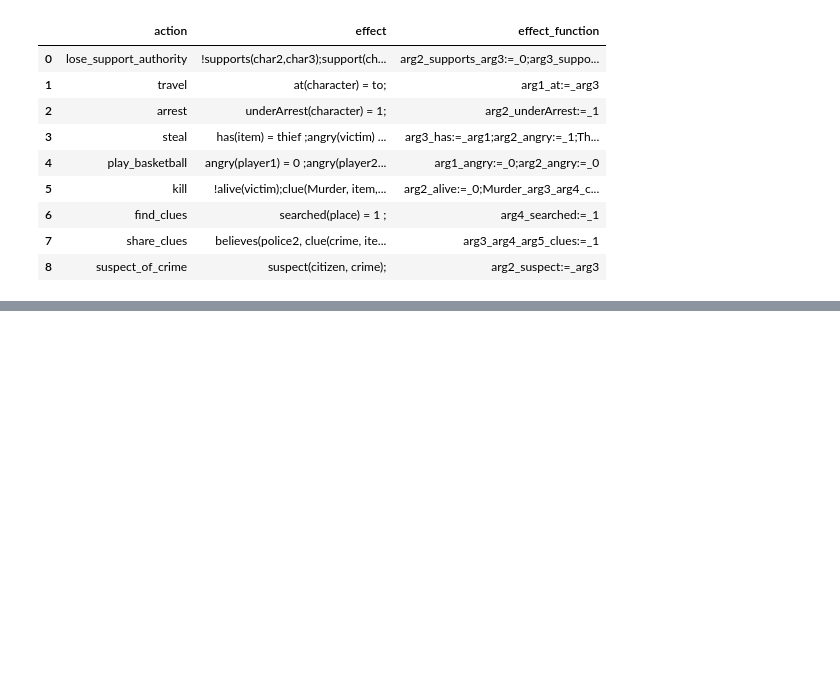
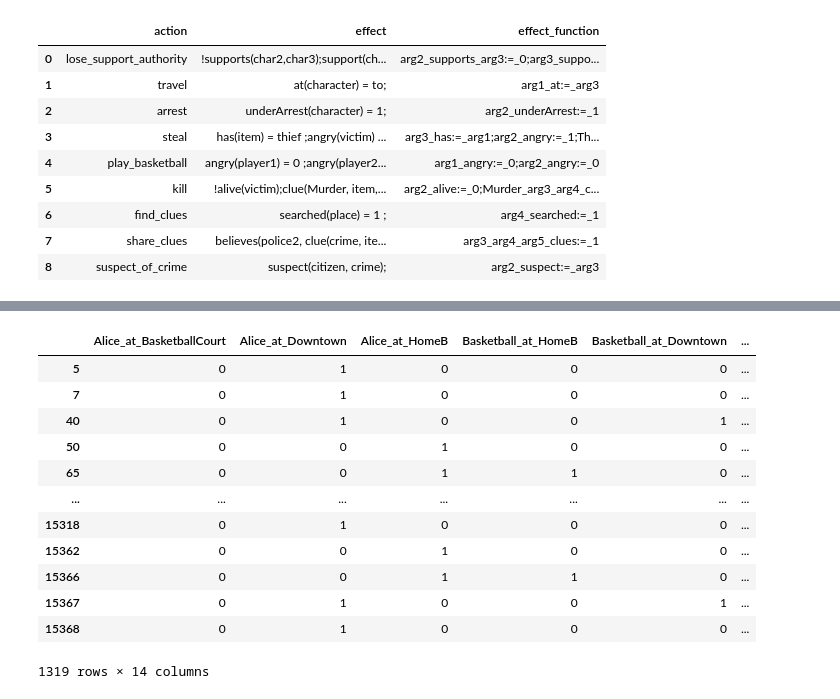
Before and after one commit to KacperBabiak/narrative_system, a Jupyter notebook: prototype/create_triggers.ipynb, the cells around one changed output, grey strips where cells are left out. Cells and saved outputs as stored; diff of their text form; code cells hidden in the pictures; blank space fills up the shorter version.

```diff
--- a/prototype/create_triggers.ipynb
+++ b/prototype/create_triggers.ipynb
@@ -506,0 +660,10 @@ df_state
+# %%
+from mlxtend.preprocessing import TransactionEncoder
+from mlxtend.frequent_patterns import apriori, fpmax, fpgrowth
+df_test = df
+df_test.drop(['scenario','time'],axis=1,inplace=True)
+# %%
+categorical = [x for x in df.columns if df[x].dtype == 'string' or df[x].dtype == 'object']
+#categorical = ['char_acting_state','char1_state','char2_state']
+print(categorical)
+df_test = pd.get_dummies(df_test, columns = categorical)
@@ -506,0 +694,28 @@ df_state
+# %%
+co = ['Alice_at_BasketballCourt', 'Alice_at_Downtown', 'Alice_at_HomeB','Basketball_at_HomeB',
+ 'Basketball_at_Downtown',
+ 'Basketball_has_Alice',
+ 'Alice_at_Downtown',
+ 'Bob_at_Basketball',
+ 'Alice_at_HomeB',
+ 'Charlie_at_Downtown',
+ 'Bob_at_Downtown','result_Alice_at:=_BasketballCourt', 'result_Alice_at:=_Downtown',
+       'result_Alice_at:=_HomeB']
+# %%
+df_test = df_test[co]
+# %%
+df_test[df_test['result_Alice_at:=_BasketballCourt'] == 1]
+# %% [output]
+|  | Alice_at_BasketballCourt | Alice_at_Downtown | Alice_at_HomeB | Basketball_at_HomeB | Basketball_at_Downtown | ... |
+| 5 | 0 | 1 | 0 | 0 | 0 | ... |
+| 7 | 0 | 1 | 0 | 0 | 0 | ... |
+| 40 | 0 | 1 | 0 | 0 | 1 | ... |
+| 50 | 0 | 0 | 1 | 0 | 0 | ... |
+| 65 | 0 | 0 | 1 | 1 | 0 | ... |
+| ... | ... | ... | ... | ... | ... | ... |
+| 15318 | 0 | 1 | 0 | 0 | 0 | ... |
+| 15362 | 0 | 0 | 1 | 0 | 0 | ... |
+| 15366 | 0 | 0 | 1 | 1 | 0 | ... |
+| 15367 | 0 | 1 | 0 | 0 | 1 | ... |
+| 15368 | 0 | 1 | 0 | 0 | 0 | ... |
+1319 rows × 14 columns
```
Also changed, not shown: parts of 61 cells of this notebook, 43 other files.
